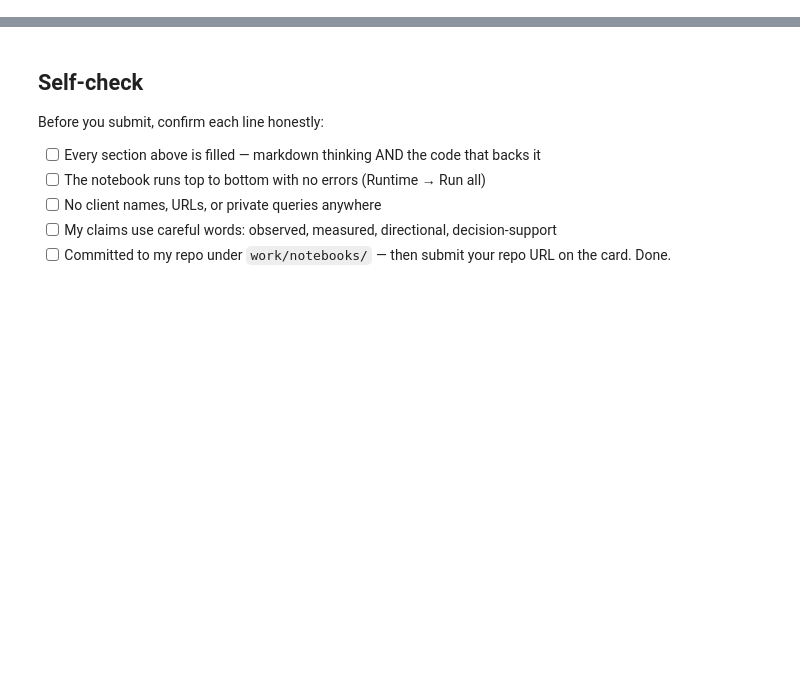
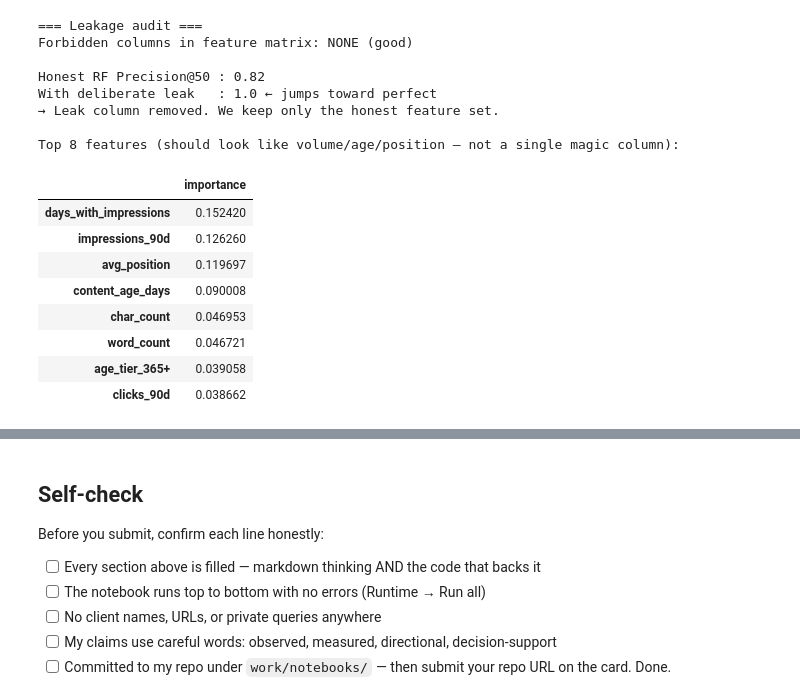
Before and after one commit to MuhammadOmerSiddiqui/myInternship, a Jupyter notebook: work/notebooks/w06_validation_audit.ipynb, the cells around one changed output, grey strips where cells are left out. Saved outputs shown, nothing was run; the diff lists cells and outputs as text; code cells hidden in the pictures; blank space fills up the shorter version.

```diff
--- a/work/notebooks/w06_validation_audit.ipynb
+++ b/work/notebooks/w06_validation_audit.ipynb
@@ -36,0 +169,41 @@ This skeleton is yours to fill. Work the sections **in order** — each one has
+# %%
+# This cell is for CODE (numbers, a query, a check).
+# Write your text answer in the cell ABOVE this one — typing sentences here breaks Run All.
+print("=== Leakage audit ===")
+forbidden = {"trend_direction", "trend_pct", "is_declining", "is_declining_label"}
+overlap = forbidden.intersection(set(X.columns))
+print("Forbidden columns in feature matrix:", overlap if overlap else "NONE (good)")
+
+# Deliberate leak test
+X_leak = X.copy()
+X_leak["LEAK_is_declining"] = y.values
+# use client-holdout indices
+m_leak, _, _ = run_rf(X_leak.iloc[tr_cli], y.iloc[tr_cli], X_leak.iloc[te_cli], y.iloc[te_cli])
+m_honest = after  # from previous cell
+
+print("\nHonest RF Precision@50 :", m_honest["precision@50"])
+print("With deliberate leak   :", m_leak["precision@50"], "← jumps toward perfect")
+print("→ Leak column removed. We keep only the honest feature set.")
+
+# Top importances (sanity)
+imp = pd.Series(rf_model.feature_importances_, index=X.columns).sort_values(ascending=False)
+print("\nTop 8 features (should look like volume/age/position — not a single magic column):")
+display(imp.head(8).to_frame("importance"))
+# %% [output]
+=== Leakage audit ===
+Forbidden columns in feature matrix: NONE (good)
+
+Honest RF Precision@50 : 0.82
+With deliberate leak   : 1.0 ← jumps toward perfect
+→ Leak column removed. We keep only the honest feature set.
+
+Top 8 features (should look like volume/age/position — not a single magic column):
+|  | importance |
+| days_with_impressions | 0.152420 |
+| impressions_90d | 0.126260 |
+| avg_position | 0.119697 |
+| content_age_days | 0.090008 |
+| char_count | 0.046953 |
+| word_count | 0.046721 |
+| age_tier_365+ | 0.039058 |
+| clicks_90d | 0.038662 |
```
Also changed, not shown: parts of 13 cells of this notebook.
